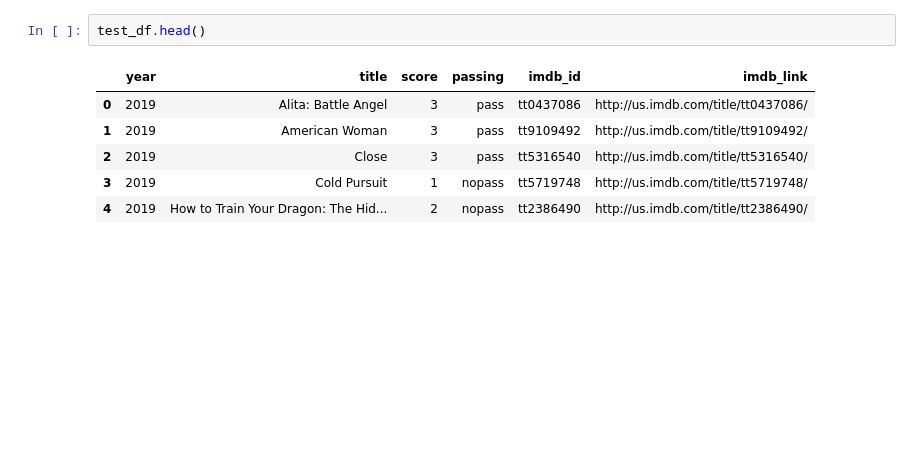
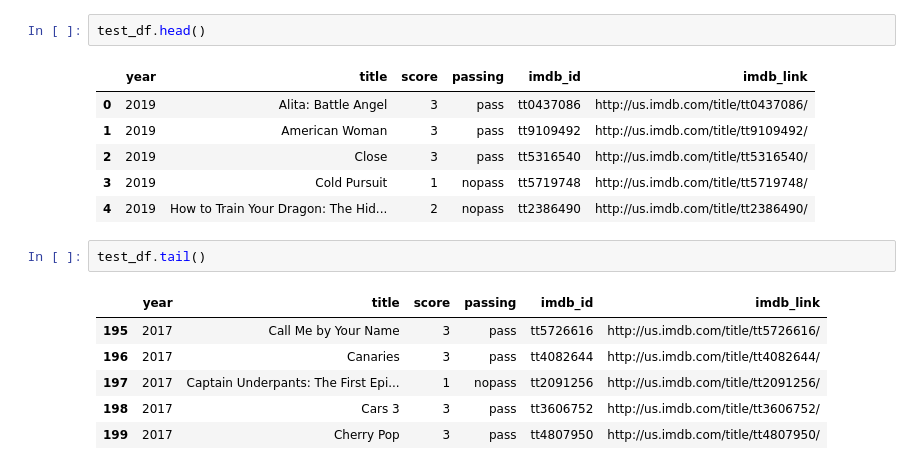
Before and after one commit to MagicMilly/women-in-film-analysis-dashboard, a Jupyter notebook: web_scraping.ipynb, the cells around one changed output. Drawn from its saved outputs; the diff is of its cells as text; blank space fills up the shorter version.

```diff
--- a/web_scraping.ipynb
+++ b/web_scraping.ipynb
@@ -198,3 +200,12 @@ test_df.head()
 | 2 | 2019 | Close | 3 | pass | tt5316540 | http://us.imdb.com/title/tt5316540/ |
 | 3 | 2019 | Cold Pursuit | 1 | nopass | tt5719748 | http://us.imdb.com/title/tt5719748/ |
 | 4 | 2019 | How to Train Your Dragon: The Hid... | 2 | nopass | tt2386490 | http://us.imdb.com/title/tt2386490/ |
+# %%
+test_df.tail()
+# %% [output]
+|  | year | title | score | passing | imdb_id | imdb_link |
+| 195 | 2017 | Call Me by Your Name | 3 | pass | tt5726616 | http://us.imdb.com/title/tt5726616/ |
+| 196 | 2017 | Canaries | 3 | pass | tt4082644 | http://us.imdb.com/title/tt4082644/ |
+| 197 | 2017 | Captain Underpants: The First Epi... | 1 | nopass | tt2091256 | http://us.imdb.com/title/tt2091256/ |
+| 198 | 2017 | Cars 3 | 3 | pass | tt3606752 | http://us.imdb.com/title/tt3606752/ |
+| 199 | 2017 | Cherry Pop | 3 | pass | tt4807950 | http://us.imdb.com/title/tt4807950/ |
```
Also changed, not shown: parts of 26 cells of this notebook.
